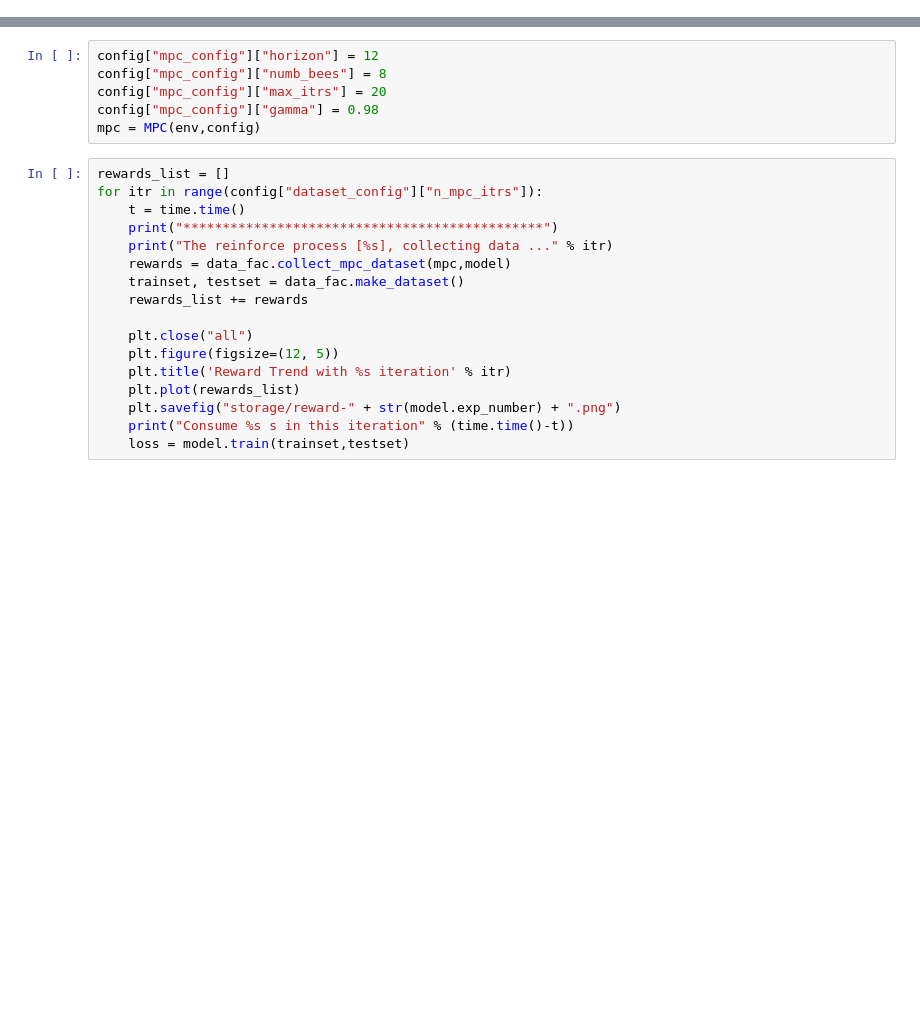
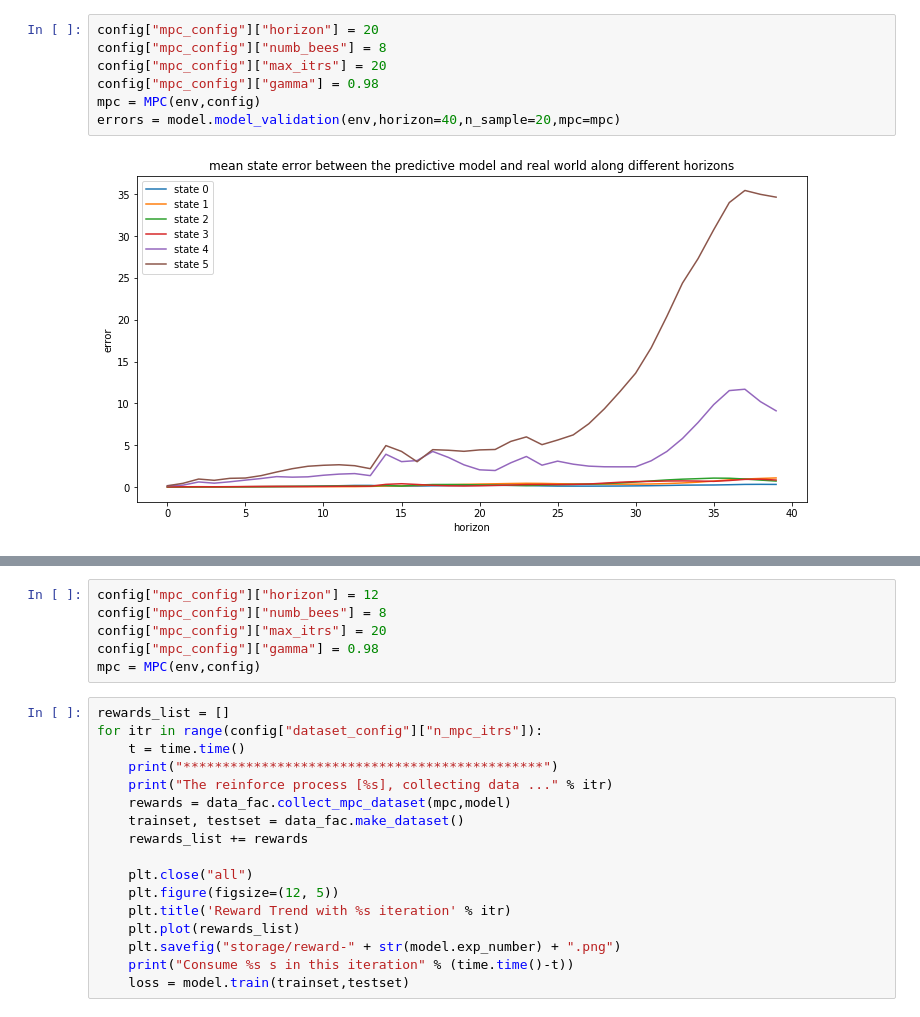
Before and after one commit to michaelliyunhao/RL-project, a Jupyter notebook: MPC/MPC qube/test.ipynb, the cells around one changed output, grey strips where cells are left out. Cells and saved outputs as stored; diff of their text form; blank space fills up the shorter version.

```diff
--- a/MPC/MPC qube/test.ipynb
+++ b/MPC/MPC qube/test.ipynb
@@ -25,0 +57,9 @@ Collect random dataset shape:  (7630, 7)
+# %%
+config["mpc_config"]["horizon"] = 20
+config["mpc_config"]["numb_bees"] = 8
+config["mpc_config"]["max_itrs"] = 20
+config["mpc_config"]["gamma"] = 0.98
+mpc = MPC(env,config)
+errors = model.model_validation(env,horizon=40,n_sample=20,mpc=mpc)
+# %% [output]
+[figure, added]
```
Also changed, not shown: parts of 9 cells of this notebook, 55 other files.
